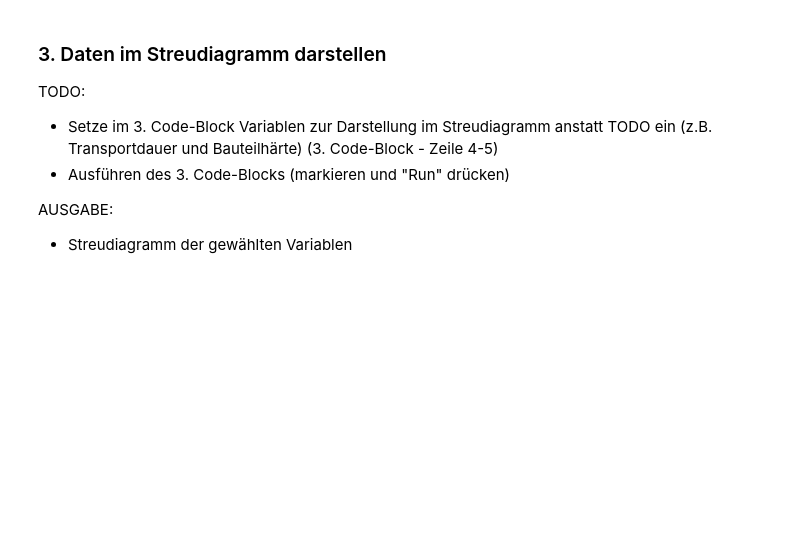
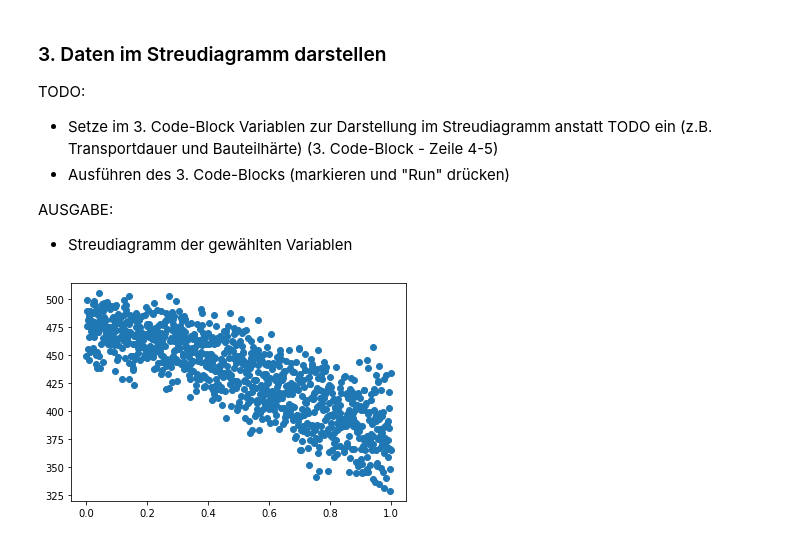
Before and after one commit to runhaozhou/Maschinelles-Lernen-in-der-Produktion, a Jupyter notebook: V1_Regression/Übung 1.0 - Kurze Einführung in Jupyter Notebooks.ipynb, the cells around one changed output. Cells and saved outputs as stored; diff of their text form; code cells hidden in the pictures; blank space fills up the shorter version.

```diff
--- a/V1_Regression/Übung 1.0 - Kurze Einführung in Jupyter Notebooks.ipynb
+++ b/V1_Regression/Übung 1.0 - Kurze Einführung in Jupyter Notebooks.ipynb
@@ -32,7 +32,7 @@ AUSGABE:
 # 1. Code-Block
 
 # Importiere Datensatz
-df = pd.read_excel("Presshärten_verrauscht_normiert.xlsx")
+df = pd.read_excel("Daten/Presshärten_verrauscht_normiert.xlsx")
 
 # Ausgabe Tabelle
 df.tail(10)
@@ -61,13 +75,15 @@ AUSGABE:
 # %%
 # 3. Code-Block
 
 # Länge des Datensatzes
-variable_1 = "TODO"
-variable_2 = "TODO"
+variable_1 = len(df["Transportdauer"])
+variable_2 = len(df["Bauteilhärte"])
 
 # Ausgabe des Streudiagramms
-plt.plot(df[variable_1], df[variable_2], "o")
+plt.plot(df["Transportdauer"], df["Bauteilhärte"], "o")
 plt.show()
+# %% [output]
+[figure, added]
 # %%
 # 4. Code-Block
 
```
Also changed, not shown: parts of 3 cells of this notebook, 6 other files.
